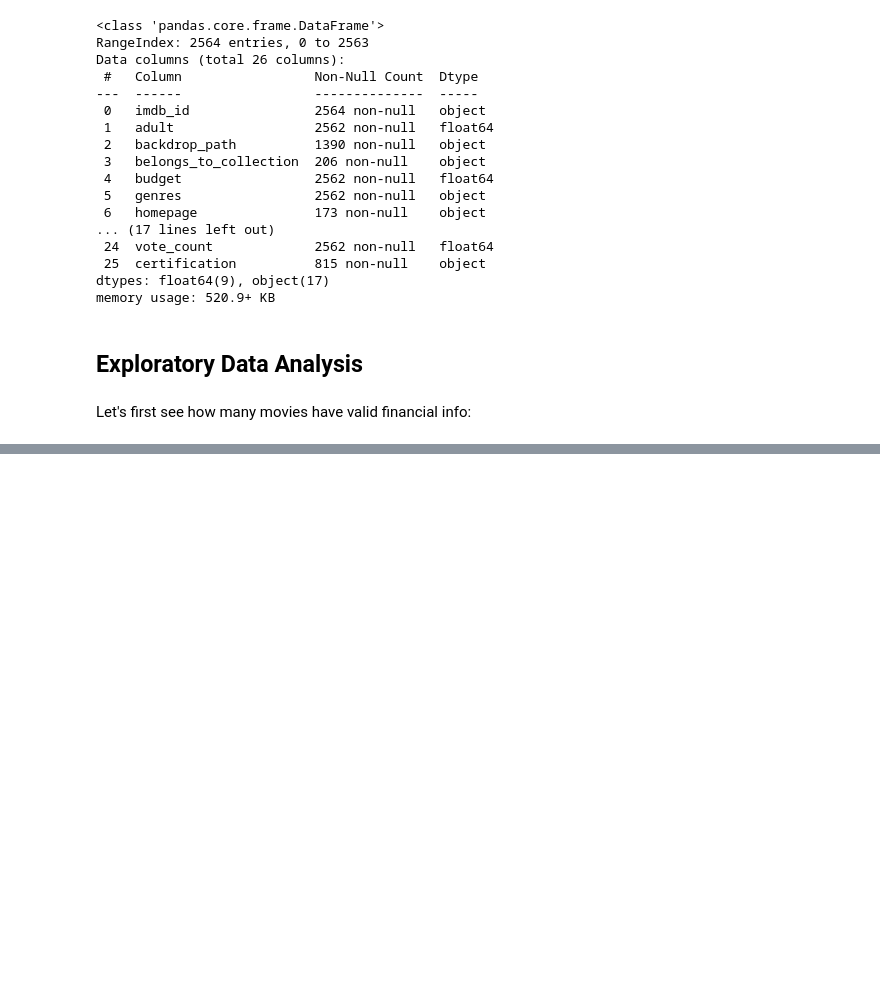
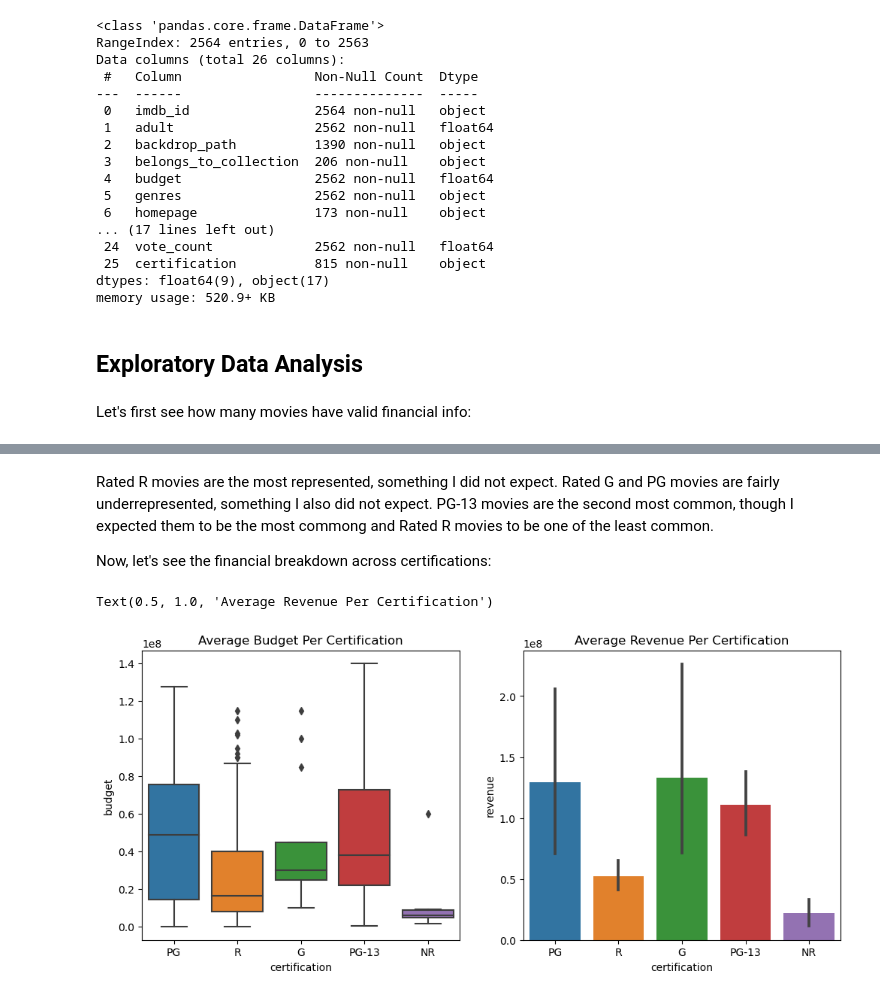
Before and after one commit to john-a-dixon/movie-success-analysis, a Jupyter notebook: 2b-EDA.ipynb, the cells around one changed output, grey strips where cells are left out. Cells and saved outputs as stored; diff of their text form; code cells hidden in the pictures; blank space fills up the shorter version.

```diff
--- a/2b-EDA.ipynb
+++ b/2b-EDA.ipynb
@@ -132,0 +198,17 @@ Most of the movies gathered from the TMDb API have invalid revenue and or budget
+# %% [markdown]
+Rated R movies are the most represented, something I did not expect. Rated G and PG movies are fairly underrepresented, something I also did not expect. PG-13 movies are the second most common, though I expected them to be the most commong and Rated R movies to be one of the least common.
+
+Now, let's see the financial breakdown across certifications:
+# %%
+# Create a figure with subplots
+fig, axes = plt.subplots(nrows=1, ncols=2, figsize=(12, 5))
+
+# Assign create each subplot
+sns.boxplot(data=valid_financial_df, x="certification", y="budget", ax=axes[0]).set_title("Average Budget Per Certification")
+sns.barplot(data=valid_financial_df, x="certification", y="revenue", ax=axes[1]).set_title("Average Revenue Per Certification")
+
+# print(f"There are {valid_revenue.iloc[:, 0].sum()} movies with valid revenue info.")
+# print(f"There are {valid_budget.iloc[:, 0].sum()} movies with valid budget info.")
+# %% [output]
+Text(0.5, 1.0, 'Average Revenue Per Certification')
+[figure, added]
```
Also changed, not shown: parts of 5 cells of this notebook.
